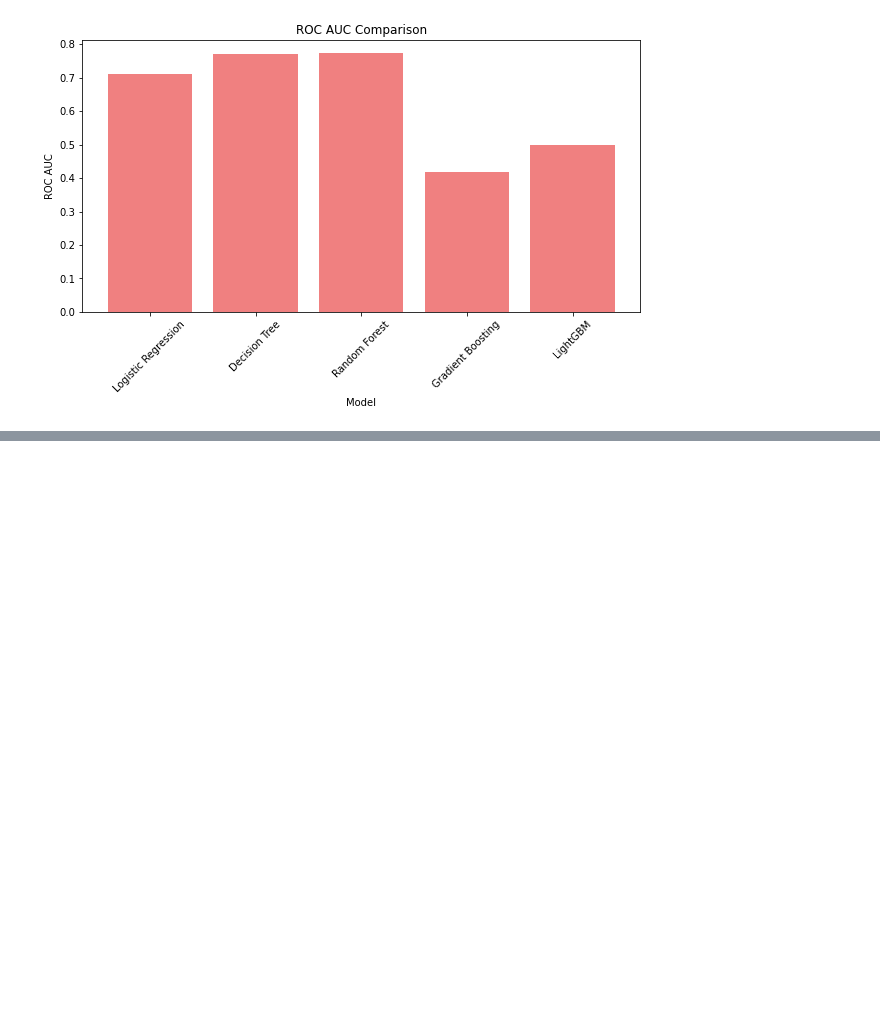
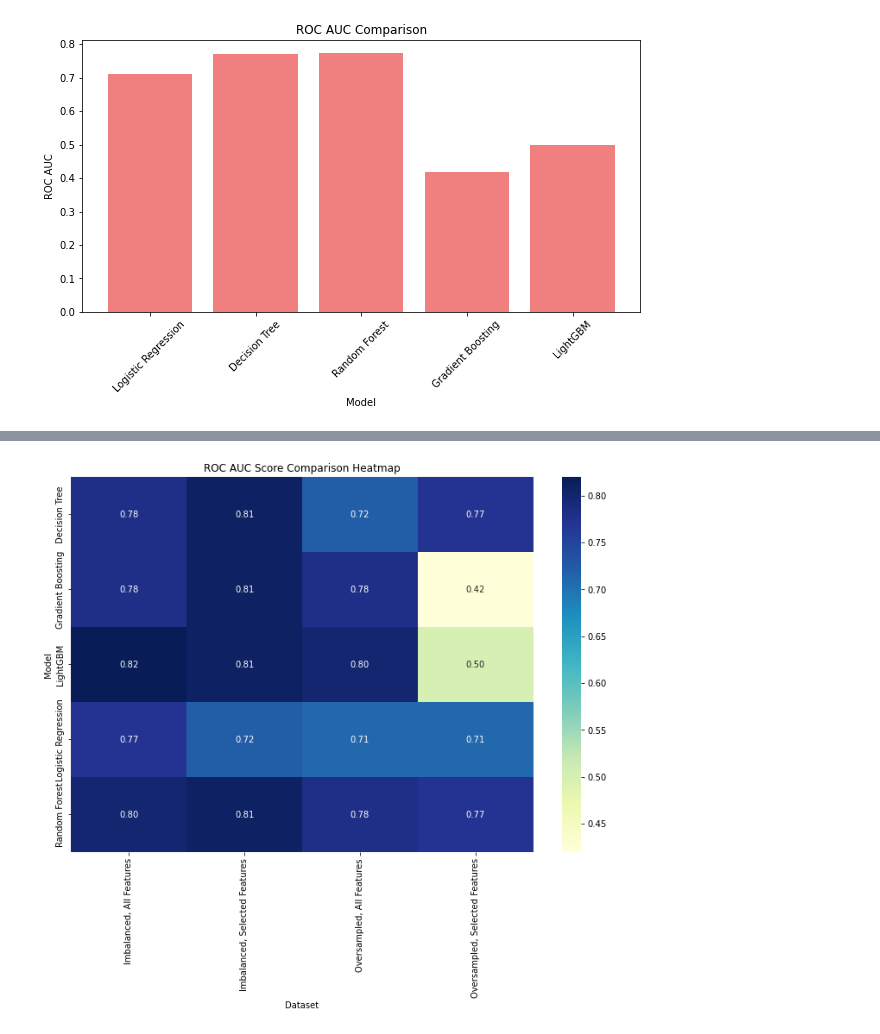
Before and after one commit to greg-la/MSc-Capstone, a Jupyter notebook: 4. Machine Learning Models.ipynb, the cells around one changed output, grey strips where cells are left out. Cells and saved outputs as stored; diff of their text form; code cells hidden in the pictures; blank space fills up the shorter version.

Commit message:
Corrected Errors in results. Added new visualisations of ML performance

```diff
--- a/4. Machine Learning Models.ipynb
+++ b/4. Machine Learning Models.ipynb
@@ -3181,0 +3202,2 @@ plt.show()
+# %%
+test_results = pd.read_excel('ML_Results.xlsx')
@@ -3181,0 +3224,13 @@ plt.show()
+# %%
+# Pivot the data to create a heatmap
+pivot_data = test_results.pivot(index='Model', columns='Dataset', values='ROC AUC Score')
+
+# Create a heatmap
+plt.figure(figsize=(12, 8))
+sns.heatmap(pivot_data, annot=True, cmap='YlGnBu', fmt='.2f')
+plt.xlabel('Dataset')
+plt.ylabel('Model')
+plt.title('ROC AUC Score Comparison Heatmap')
+plt.show()
+# %% [output]
+[figure, added]
```
Also changed, not shown: parts of 27 cells of this notebook, 3 other files.
